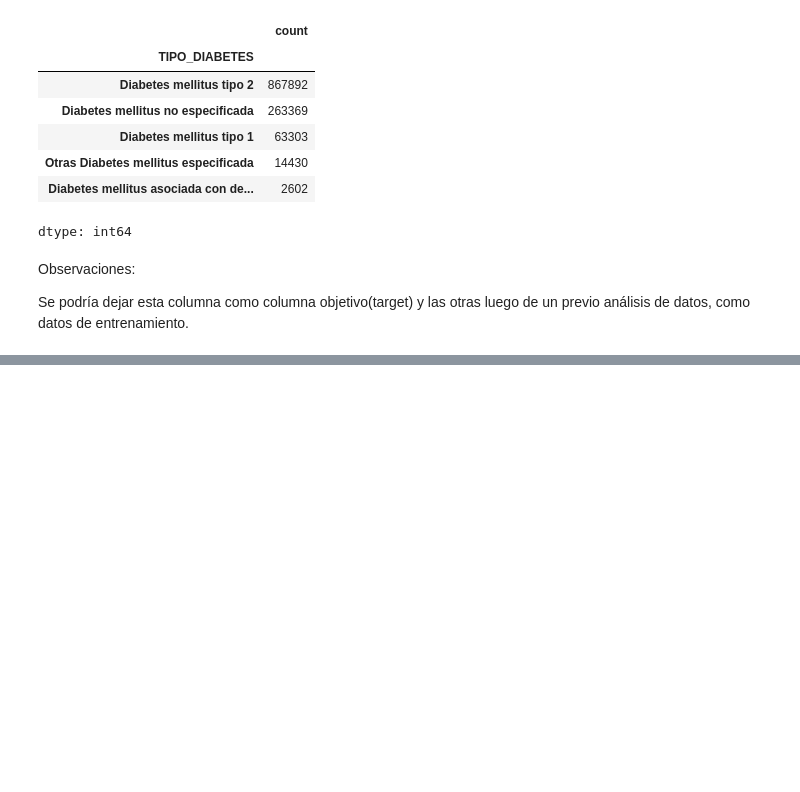
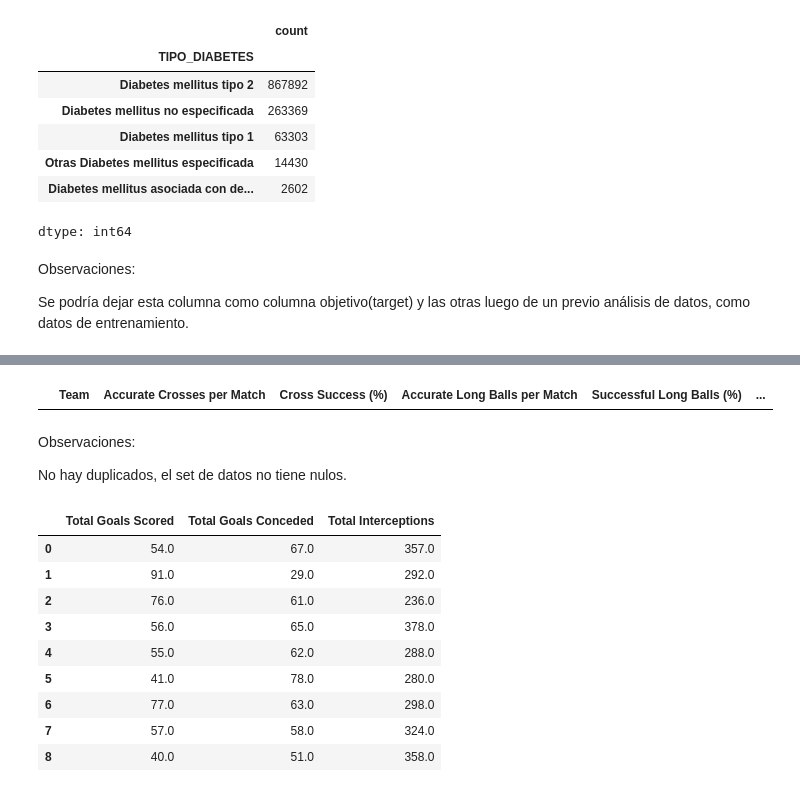
Before and after one commit to Sergius-DS/elecciOn_datasets, a Jupyter notebook: buscar_datasets_s19.ipynb, the cells around one changed output, grey strips where cells are left out. Drawn from its saved outputs; the diff is of its cells as text; code cells hidden in the pictures; blank space fills up the shorter version.

```diff
--- a/buscar_datasets_s19.ipynb
+++ b/buscar_datasets_s19.ipynb
@@ -73,0 +78,5 @@ Se podría dejar esta columna como columna objetivo(target) y las otras luego de
+# %%
+import pandas as pd
+pd.set_option('display.max_columns', None)
+# %%
+soccer = pd.read_excel('tabla-equipos.xlsx')
@@ -73,0 +111,23 @@ Se podría dejar esta columna como columna objetivo(target) y las otras luego de
+# %%
+soccer[soccer.duplicated()]
+# %% [output]
+|  | Team | Accurate Crosses per Match | Cross Success (%) | Accurate Long Balls per Match | Successful Long Balls (%) | ... |
+# %% [markdown]
+Observaciones:
+
+No hay duplicados, el set de datos no tiene nulos.
+# %%
+filtro = ['Total Goals Scored', 'Total Goals Conceded', 'Total Interceptions']
+# %%
+soccer[filtro].head(9)
+# %% [output]
+|  | Total Goals Scored | Total Goals Conceded | Total Interceptions |
+| 0 | 54.0 | 67.0 | 357.0 |
+| 1 | 91.0 | 29.0 | 292.0 |
+| 2 | 76.0 | 61.0 | 236.0 |
+| 3 | 56.0 | 65.0 | 378.0 |
+| 4 | 55.0 | 62.0 | 288.0 |
+| 5 | 41.0 | 78.0 | 280.0 |
+| 6 | 77.0 | 63.0 | 298.0 |
+| 7 | 57.0 | 58.0 | 324.0 |
+| 8 | 40.0 | 51.0 | 358.0 |
```
Also changed, not shown: parts of 5 cells of this notebook.
